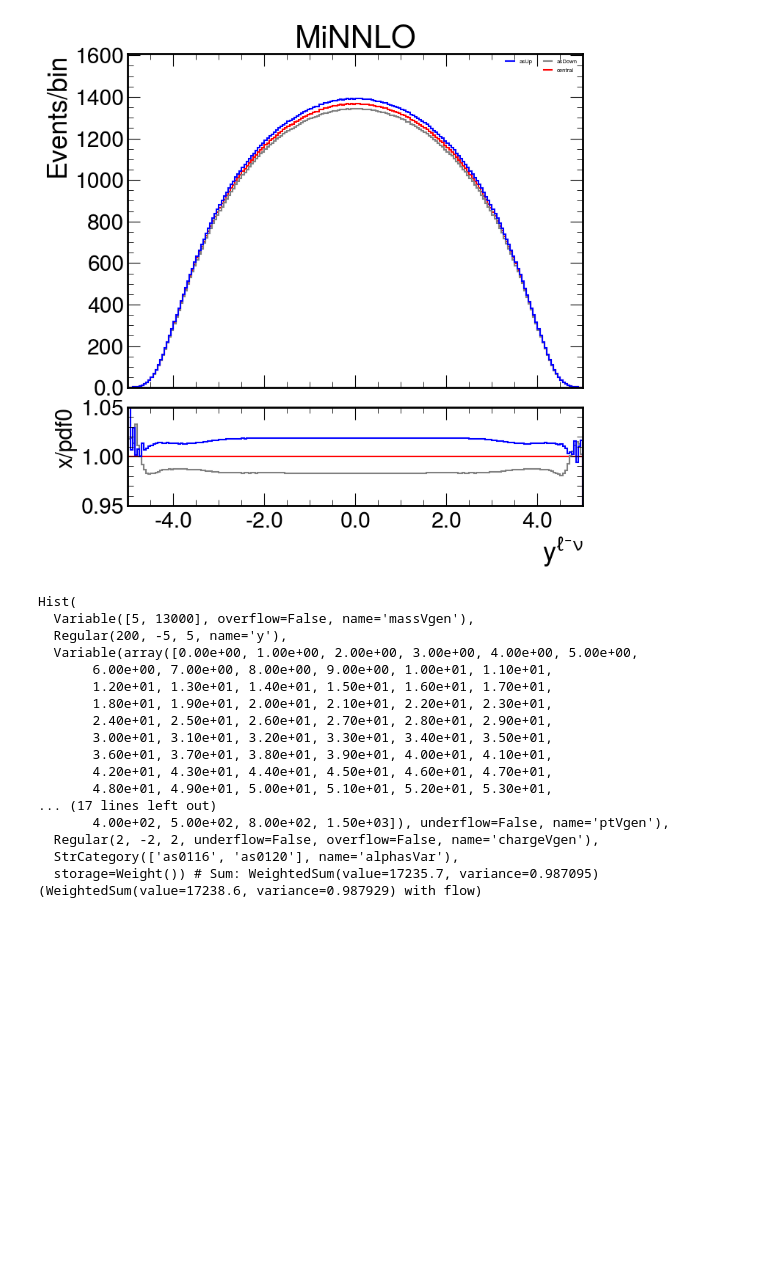
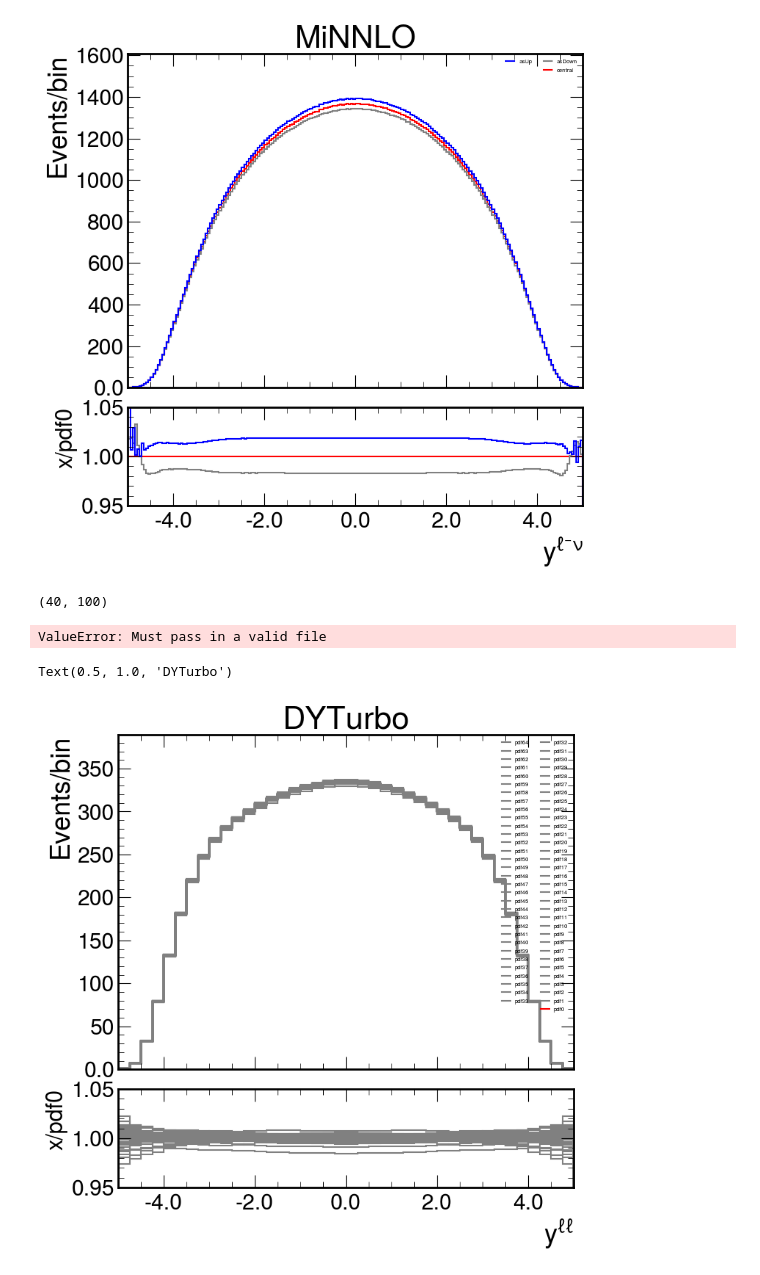
Before and after one commit to bendavid/WRemnants, a Jupyter notebook: notebooks/CompareCorrections.ipynb, the cells around one changed output. Cells and saved outputs as stored; diff of their text form; code cells hidden in the pictures; blank space fills up the shorter version.

Commit message:
Fix nominal pdf weight

```diff
--- a/notebooks/CompareCorrections.ipynb
+++ b/notebooks/CompareCorrections.ipynb
@@ -194,22 +198,10 @@ fig.get_axes()[0].set_title("MiNNLO")
 Text(0.5, 1.0, 'MiNNLO')
 [figure]
 # %%
-minnlo_wm_pdfas
+pdf_hists = []
+for f in glob.glob("/scratch/shared/TheoryPredictions/DYTurbo/Z/msht20nnlo/pdfvars/*txt"):
+    pdf_hists.append(input_tools.read_dyturbo_hist([f], axes=("Y", "qT")))
-# %% [output]
-Hist(
-  Variable([5, 13000], overflow=False, name='massVgen'),
-  Regular(200, -5, 5, name='y'),
-  Variable(array([0.00e+00, 1.00e+00, 2.00e+00, 3.00e+00, 4.00e+00, 5.00e+00,
-       6.00e+00, 7.00e+00, 8.00e+00, 9.00e+00, 1.00e+01, 1.10e+01,
-       1.20e+01, 1.30e+01, 1.40e+01, 1.50e+01, 1.60e+01, 1.70e+01,
-       1.80e+01, 1.90e+01, 2.00e+01, 2.10e+01, 2.20e+01, 2.30e+01,
-       2.40e+01, 2.50e+01, 2.60e+01, 2.70e+01, 2.80e+01, 2.90e+01,
-       3.00e+01, 3.10e+01, 3.20e+01, 3.30e+01, 3.40e+01, 3.50e+01,
-       3.60e+01, 3.70e+01, 3.80e+01, 3.90e+01, 4.00e+01, 4.10e+01,
-       4.20e+01, 4.30e+01, 4.40e+01, 4.50e+01, 4.60e+01, 4.70e+01,
-       4.80e+01, 4.90e+01, 5.00e+01, 5.10e+01, 5.20e+01, 5.30e+01,
-... (17 lines left out)
-       4.00e+02, 5.00e+02, 8.00e+02, 1.50e+03]), underflow=False, name='ptVgen'),
-  Regular(2, -2, 2, underflow=False, overflow=False, name='chargeVgen'),
-  StrCategory(['as0116', 'as0120'], name='alphasVar'),
-  storage=Weight()) # Sum: WeightedSum(value=17235.7, variance=0.987095) (WeightedSum(value=17238.6, variance=0.987929) with flow)
+# %%
+pdf_hists[0].shape
+# %% [output]
+(40, 100)
@@ -215,0 +220,24 @@ Hist(
+# %%
+dyturboZ_pdf = input_tools.read_dyturbo_pdf_hists("/scratch/shared/TheoryPredictions/DYTurbo/Z/msht20nnlo/pdfvars/results_z-2d-nnlo-vj-member{i}-scetlibmatch.txt",
+                    pdf_members=65, axes=("Y", "qT"), charge=0)
+# %% [output]
+ValueError: Must pass in a valid file
+# %%
+fig = plot_tools.makePlotWithRatioToRef(
+            [
+                dyturboZ_pdf[{"vars" : x}].project("Y") for x in dyturboZ_pdf.axes["vars"]
+            ],
+            labels=list(dyturboZ_pdf.axes["vars"]),
+            colors=["red"]+(["grey"]*len(dyturboZ_pdf.axes["vars"]))[:-1],
+            #linestyles=["solid", "solid", "solid", "dashed", "dashdot", "solid", "solid"],
+            xlabel=r"$y^{\ell\ell}$",
+            ylabel="Events/bin",
+            rlabel="x/pdf0",
+            legtext_size=8,
+            rrange=[0.95, 1.05],
+            yscale=1.1,
+            xlim=None, binwnorm=1.0, baseline=True)
+fig.get_axes()[0].set_title("DYTurbo")
+# %% [output]
+Text(0.5, 1.0, 'DYTurbo')
+[figure, added]
```
Also changed, not shown: parts of 16 cells of this notebook, 2 other files.
